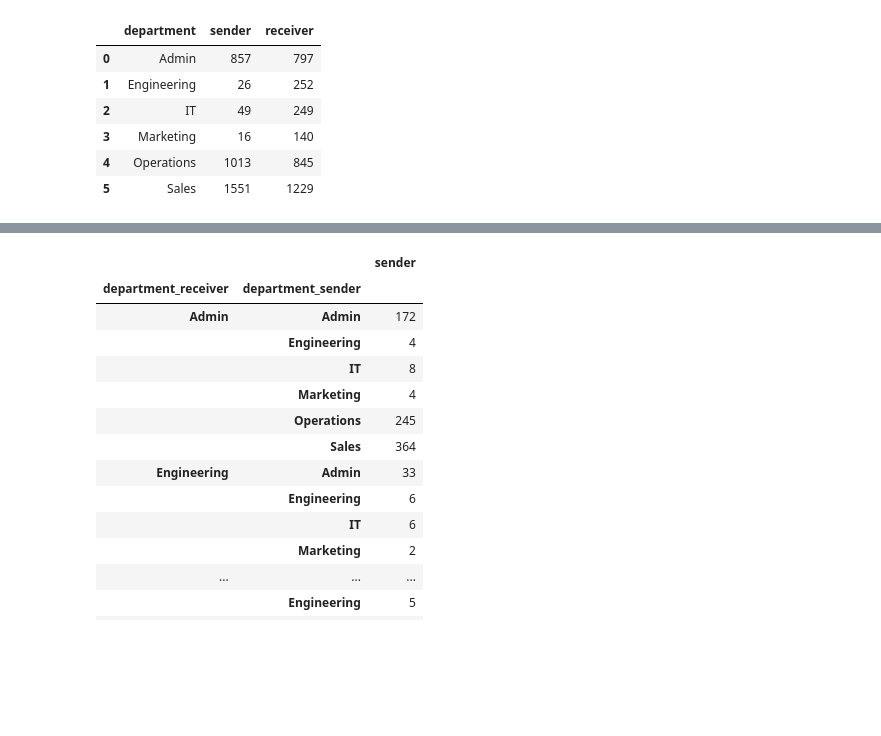
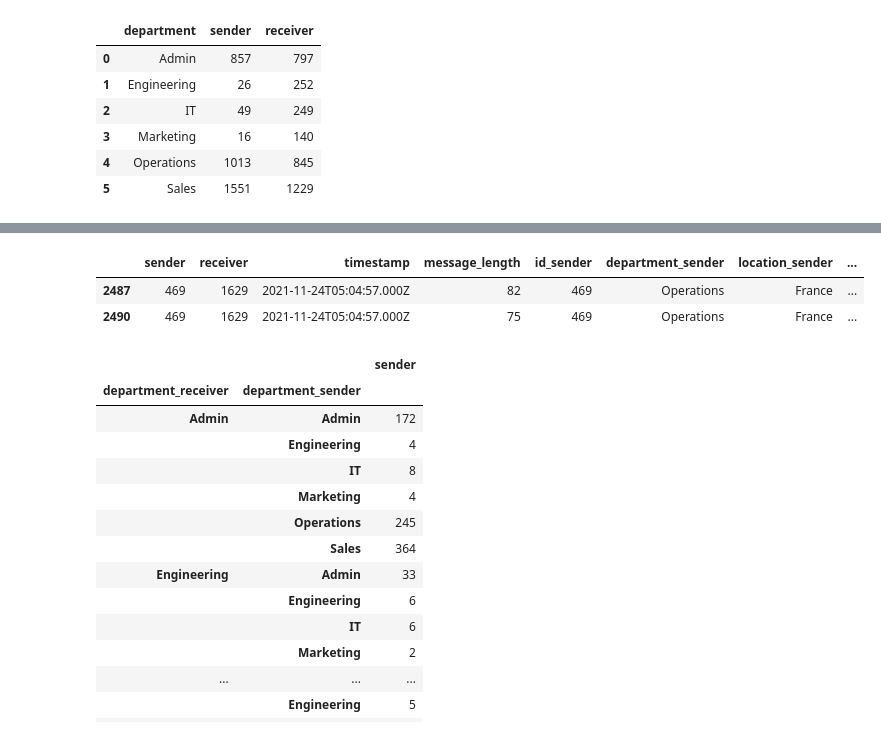
Before and after one commit to nicholastangyx/Datacamp-Competition-Employee-Network-Analysis-, a Jupyter notebook: Analysis.ipynb, the cells around one changed output, grey strips where cells are left out. Drawn from its saved outputs; the diff is of its cells as text; code cells hidden in the pictures; blank space fills up the shorter version.

```diff
--- a/Analysis.ipynb
+++ b/Analysis.ipynb
@@ -89,3 +132,14 @@ sender_receiver
+# %%
+test = df2.groupby('timestamp').agg({'receiver': 'count'}).reset_index()
+test = test.sort_values(by=['timestamp'])
+test
+
+test = df2[df2.timestamp == '2021-11-24T05:04:57.000Z']
+test
+# %% [output]
+|  | sender | receiver | timestamp | message_length | id_sender | department_sender | location_sender | ... |
+| 2487 | 469 | 1629 | 2021-11-24T05:04:57.000Z | 82 | 469 | Operations | France | ... |
+| 2490 | 469 | 1629 | 2021-11-24T05:04:57.000Z | 75 | 469 | Operations | France | ... |
 # %%
 gg2 = df2.groupby(['department_receiver', 'department_sender']).agg({'sender': 'count'})
 gg2
```
Also changed, not shown: parts of 9 cells of this notebook.
